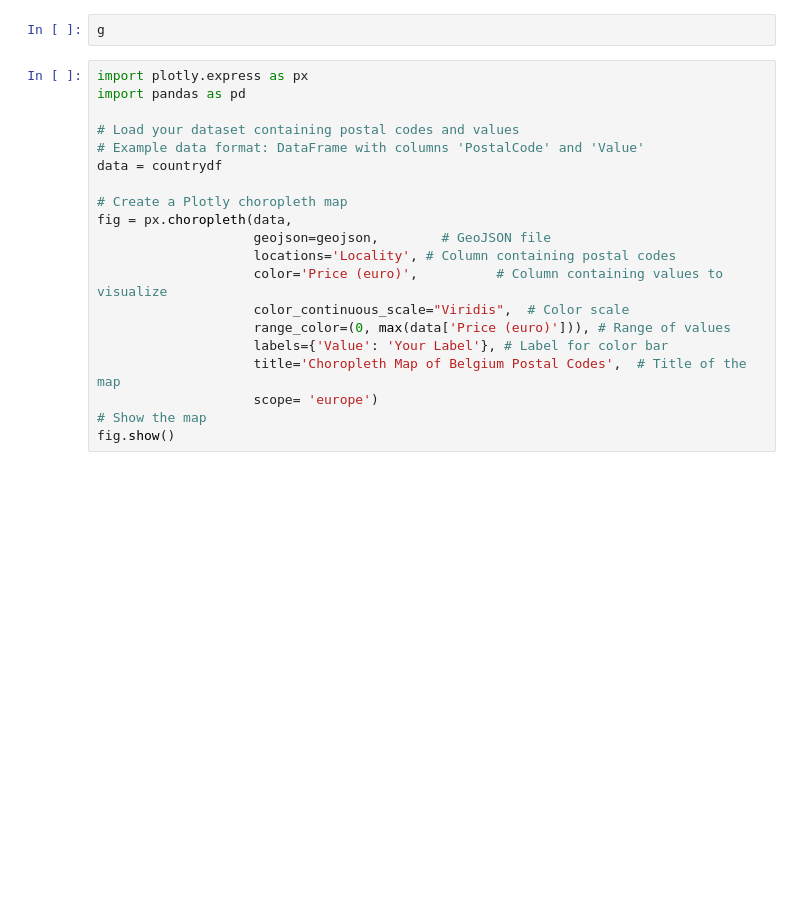
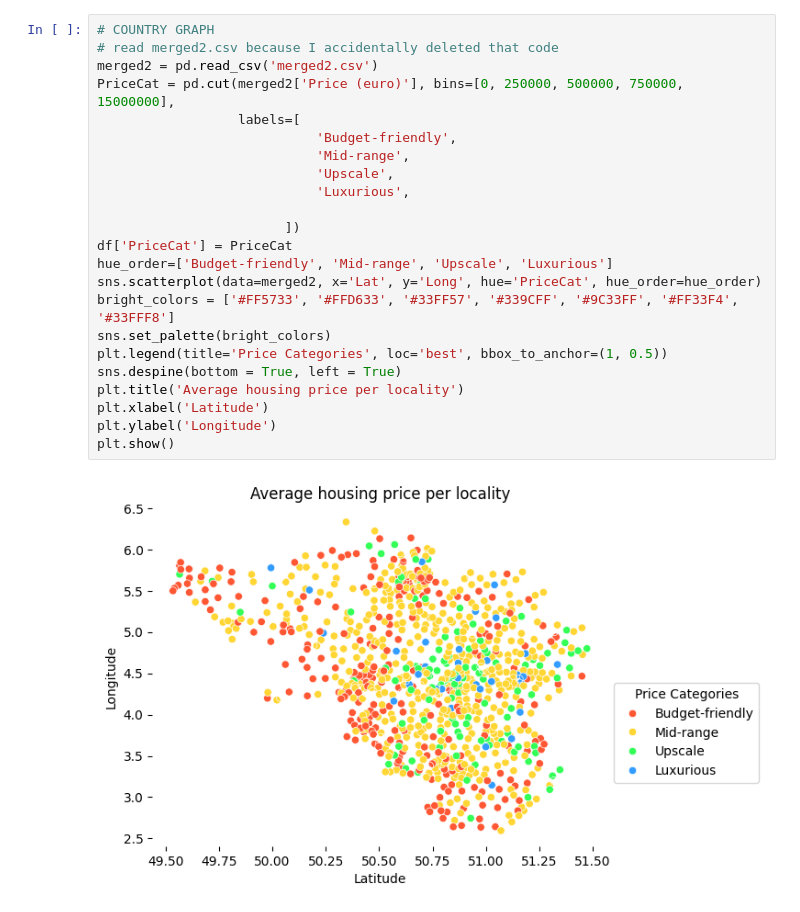
Before and after one commit to slvg01/6a_immoeliza_data, a Jupyter notebook: data/visualization.ipynb, the cells around one changed output. Cells and saved outputs as stored; diff of their text form; blank space fills up the shorter version.

```diff
--- a/data/visualization.ipynb
+++ b/data/visualization.ipynb
@@ -462,22 +471,25 @@ countrydf2 = countrydf[['Locality','Price (euro)']]
-# %%
-g
-# %%
-import plotly.express as px
-import pandas as pd
-
-# Load your dataset containing postal codes and values
-# Example data format: DataFrame with columns 'PostalCode' and 'Value'
-data = countrydf
-
-# Create a Plotly choropleth map
-fig = px.choropleth(data,
-                    geojson=geojson,        # GeoJSON file
-                    locations='Locality', # Column containing postal codes
-                    color='Price (euro)',          # Column containing values to visualize
-                    color_continuous_scale="Viridis",  # Color scale
-                    range_color=(0, max(data['Price (euro)'])), # Range of values
-                    labels={'Value': 'Your Label'}, # Label for color bar
-                    title='Choropleth Map of Belgium Postal Codes',  # Title of the map
-                    scope= 'europe')
-# Show the map
-fig.show()
+# %%
+# COUNTRY GRAPH
+# read merged2.csv because I accidentally deleted that code
+merged2 = pd.read_csv('merged2.csv')
+PriceCat = pd.cut(merged2['Price (euro)'], bins=[0, 250000, 500000, 750000,  15000000],
+                  labels=[
+                            'Budget-friendly',
+                            'Mid-range',
+                            'Upscale',
+                            'Luxurious',
+
+                        ])
+df['PriceCat'] = PriceCat
+hue_order=['Budget-friendly', 'Mid-range', 'Upscale', 'Luxurious']
+sns.scatterplot(data=merged2, x='Lat', y='Long', hue='PriceCat', hue_order=hue_order)
+bright_colors = ['#FF5733', '#FFD633', '#33FF57', '#339CFF', '#9C33FF', '#FF33F4', '#33FFF8']
+sns.set_palette(bright_colors)
+plt.legend(title='Price Categories', loc='best', bbox_to_anchor=(1, 0.5))
+sns.despine(bottom = True, left = True)
+plt.title('Average housing price per locality')
+plt.xlabel('Latitude')
+plt.ylabel('Longitude')
+plt.show()
+# %% [output]
+[figure, added]
```
Also changed, not shown: parts of 18 cells of this notebook, 6 other files.
